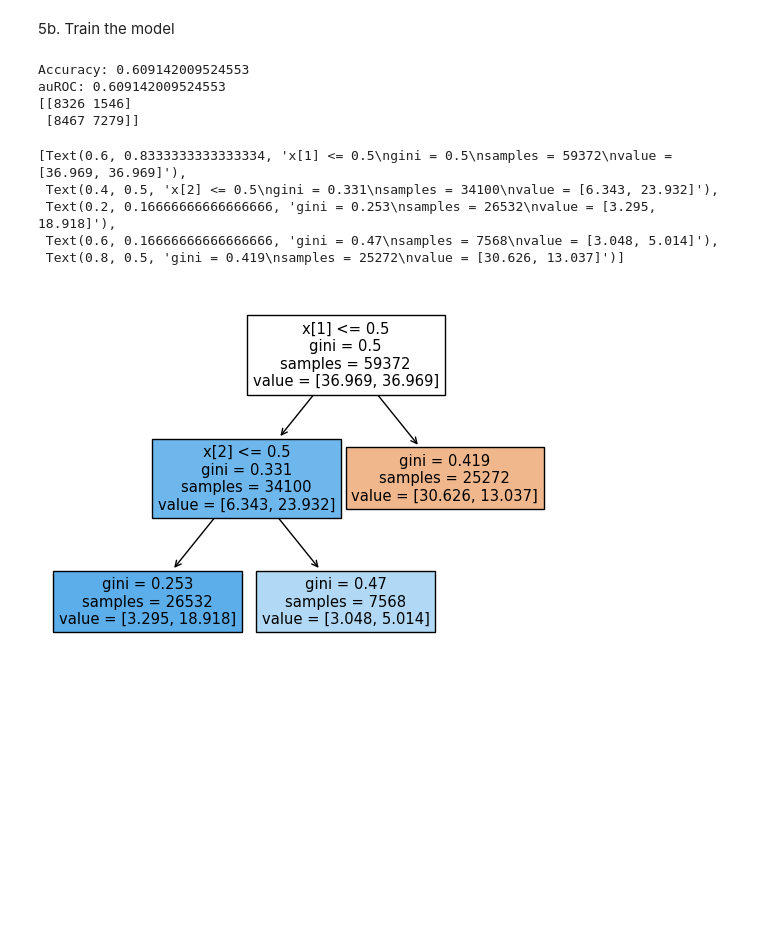
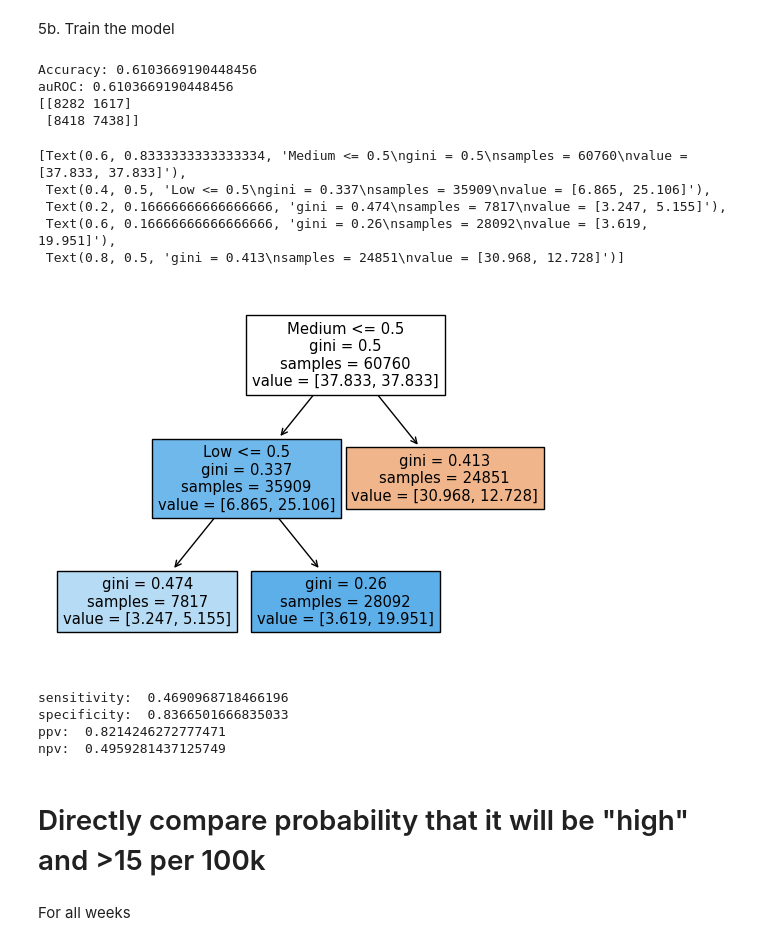
Before and after one commit to RachelMurray-Watson/COVID_forecasting, a Jupyter notebook: CDC_comparison.ipynb, the cells around one changed output. Cells and saved outputs as stored; diff of their text form; code cells hidden in the pictures; blank space fills up the shorter version.

```diff
--- a/CDC_comparison.ipynb
+++ b/CDC_comparison.ipynb
@@ -211,7 +227,7 @@ def determine_covid_outcome(new_cases_per_100k, new_admits_per_100k, percent_bed
 
     ## here we're saying that High = >15 per 100k
     if new_cases_per_100k < 200:
-        if (new_admits_per_100k >= 10) | (percent_beds_100k > 10):
+        if (new_admits_per_100k >= 10) | (percent_beds_100k > .10): # data is not *100
             if (new_admits_per_100k >= 20) | (percent_beds_100k >= 15):
                 #return "High"
                 return 1
@@ -222,7 +238,7 @@ def determine_covid_outcome(new_cases_per_100k, new_admits_per_100k, percent_bed
                 return 0
             #return "Low"
     elif 200 <= new_cases_per_100k:
-        if (new_admits_per_100k >= 10) | (percent_beds_100k > 10):
+        if (new_admits_per_100k >= 10) | (percent_beds_100k > .10):
             if (new_admits_per_100k >= 10) | (percent_beds_100k >= 10):
                 #return "High"
                 return 1
@@ -378,12 +394,12 @@ CDC_predictions = pd.DataFrame(index=data_by_HSA_cases_admits_perc['week'])
 categories_for_subsetting = ['cases', 'admits', 'percent_beds_covid']
 for HSA in data_by_HSA['HSA_ID'].unique():
     matching_indices = [i for i, HSA_col in enumerate(data_by_HSA_cases_admits_perc.columns) if HSA_col == HSA]
-    columns_to_subset = [f'{HSA}_{category}' for category in categories_for_subsetting]
+    columns_to_subset =  [f'{HSA}_{category}' for category in categories_for_subsetting]
     j = 0
     try:
         for idx, row in data_by_HSA_cases_admits_perc.iterrows():
             # Pass each column from 'columns_to_subset' into the 'determine_covid_outcome' function
-            outcome = determine_covid_outcome(row[columns_to_subset[0]], row[columns_to_subset[1]], row[columns_to_subset[2]])
+            outcome = determine_covid_outcome(row[columns_to_subset[0]], row[columns_to_subset[1]], row[columns_to_subset[2]]*100)
             CDC_predictions.loc[idx, f'{HSA}_category'] = outcome
     except Exception as e:
         print(f"Error occurred for HSA {HSA}: {e}")
@@ -401,7 +422,6 @@ CDC_predictions_by_week = pd.DataFrame(index=range(51), columns=column_names)
 
 x = 0
 
-categories_for_subsetting = ['category']
 for HSA in data_by_HSA['HSA_ID'].unique():
     matching_indices = [i for i, HSA_col in enumerate(CDC_predictions) if HSA_col == HSA]
     CDC_predictions_by_week.loc[x, 'HSA_ID'] = HSA
@@ -411,7 +431,7 @@ for HSA in data_by_HSA['HSA_ID'].unique():
     try:
         for row in range(len(CDC_predictions.loc[:, columns_to_subset])):
             CDC_predictions_by_week.iloc[x, j:j + len(categories_for_subsetting)] = CDC_predictions.loc[row,columns_to_subset]
-            j += 1
+            j += len(categories_for_subsetting)
     except:
         pass
     x += 1
@@ -435,7 +455,7 @@ for week in range(1, len(data_by_HSA_over_15_100k) + 1):
         column_name = f'week_{week}_{category}'
         column_names.append(column_name)
 
-all_HSA_ID_weekly_data = pd.DataFrame(index=range(len(data_by_HSA['HSA_ID'].unique())), columns=column_names)
+all_HSA_ID_weekly_data = pd.DataFrame(index=range(51), columns=column_names)
 
 x = 0
 
@@ -444,7 +464,7 @@ for HSA in data_by_HSA['HSA_ID'].unique():
     matching_indices = [i for i, HSA_col in enumerate(data_by_HSA_over_15_100k) if HSA_col == HSA]
     all_HSA_ID_weekly_data.loc[x, 'HSA_ID'] = HSA
     columns_to_subset =  tuple([f'{HSA}_{category}' for category in categories_for_subsetting])
-    #columns_to_subset =  [f'{HSA}_{category}' for category in categories_for_subsetting]
+    columns_to_subset =  [f'{HSA}_{category}' for category in categories_for_subsetting]
 
     j = 1
     try:
@@ -713,41 +733,71 @@ param_grid = {
 }
 
 # Create the Decision Tree classifier
 cv = RepeatedStratifiedKFold(n_splits=10,  n_repeats=10,random_state=1) ## 10-fold cross validations
 
 clf = DecisionTreeClassifier(random_state=10, class_weight='balanced')
 
 # Perform Randomized Search with 10-fold cross-validation
 random_search = RandomizedSearchCV(clf, param_grid, n_iter=100, cv=cv, random_state=10)
 random_search.fit(X_train, y_train, sample_weight = weights)
 
 best_params = random_search.best_params_
 
 # Create the Decision Tree classifier with the best hyperparameters
 clf = DecisionTreeClassifier(**best_params, random_state=10, class_weight='balanced')
 
 # Train the decision tree classifier
 clf.fit(X_train, y_train[0],  sample_weight = weights)
 
 # Make predictions on the test set
 y_pred = clf.predict(X_test)
 # Evaluate the accuracy of the model
 accuracy = accuracy_score(y_test[0], y_pred)
 ROC = roc_auc_score(y_test[0], y_pred)
 
 print("Accuracy:", accuracy)
 print("auROC:", accuracy)
 
 print(confusion_matrix(y_test, y_pred))
-plot_tree(clf, filled=True)
+plot_tree(clf, feature_names=['Low', 'Medium', 'High'], filled=True)
 # %% [output]
-Accuracy: 0.609142009524553
-auROC: 0.609142009524553
-[[8326 1546]
- [8467 7279]]
+Accuracy: 0.6103669190448456
+auROC: 0.6103669190448456
+[[8282 1617]
+ [8418 7438]]
-[Text(0.6, 0.8333333333333334, 'x[1] <= 0.5\ngini = 0.5\nsamples = 59372\nvalue = [36.969, 36.969]'),
- Text(0.4, 0.5, 'x[2] <= 0.5\ngini = 0.331\nsamples = 34100\nvalue = [6.343, 23.932]'),
- Text(0.2, 0.16666666666666666, 'gini = 0.253\nsamples = 26532\nvalue = [3.295, 18.918]'),
- Text(0.6, 0.16666666666666666, 'gini = 0.47\nsamples = 7568\nvalue = [3.048, 5.014]'),
- Text(0.8, 0.5, 'gini = 0.419\nsamples = 25272\nvalue = [30.626, 13.037]')]
+[Text(0.6, 0.8333333333333334, 'Medium <= 0.5\ngini = 0.5\nsamples = 60760\nvalue = [37.833, 37.833]'),
+ Text(0.4, 0.5, 'Low <= 0.5\ngini = 0.337\nsamples = 35909\nvalue = [6.865, 25.106]'),
+ Text(0.2, 0.16666666666666666, 'gini = 0.474\nsamples = 7817\nvalue = [3.247, 5.155]'),
+ Text(0.6, 0.16666666666666666, 'gini = 0.26\nsamples = 28092\nvalue = [3.619, 19.951]'),
+ Text(0.8, 0.5, 'gini = 0.413\nsamples = 24851\nvalue = [30.968, 12.728]')]
-[figure, old version]
+[figure, new version]
+# %%
+# Convert predicted probabilities to binary predictions using a threshold (e.g., 0.5)
+
+# Calculate AUROC
+
+# Calculate confusion matrix
+conf_matrix = confusion_matrix(y_test, y_pred)
+# Calculate sensitivity (True Positive Rate)
+sensitivity = conf_matrix[1, 1] / (conf_matrix[1, 0] + conf_matrix[1, 1])
+print("sensitivity: ", sensitivity)
+# Calculate specificity (True Negative Rate)
+specificity = conf_matrix[0, 0] / (conf_matrix[0, 0] + conf_matrix[0, 1])
+print("specificity: ", specificity)
+
+# Calculate PPV (Positive Predictive Value)
+ppv = conf_matrix[1, 1] / (conf_matrix[0, 1] + conf_matrix[1, 1])
+print("ppv: ", ppv)
+
+# Calculate NPV (Negative Predictive Value)
+npv = conf_matrix[0, 0] / (conf_matrix[0, 0] + conf_matrix[1, 0])
+print("npv: ", npv)
+# %% [output]
+sensitivity:  0.4690968718466196
+specificity:  0.8366501666835033
+ppv:  0.8214246272777471
+npv:  0.4959281437125749
+# %% [markdown]
+# Directly compare probability that it will be "high" and >15 per 100k
+# %% [markdown]
+For all weeks
```
Also changed, not shown: parts of 19 cells of this notebook, 5 other files.
